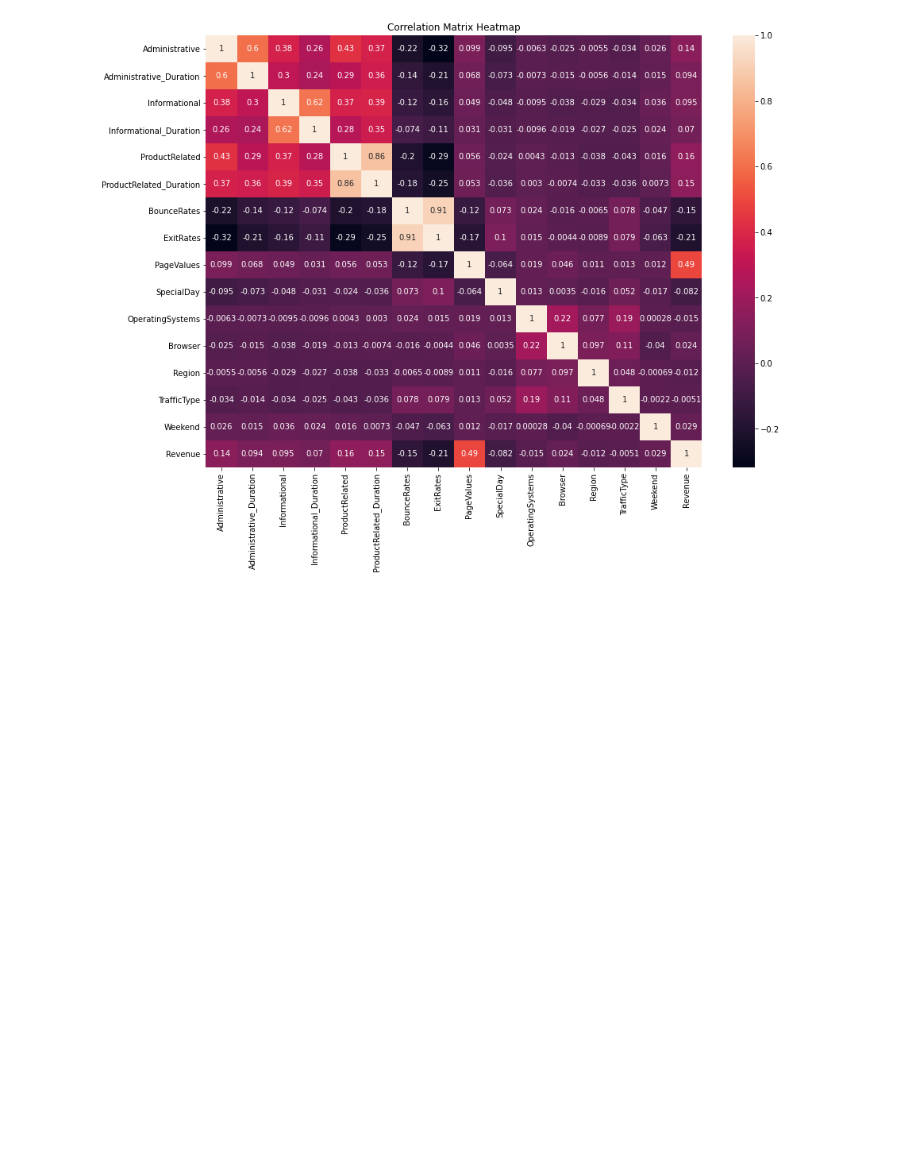
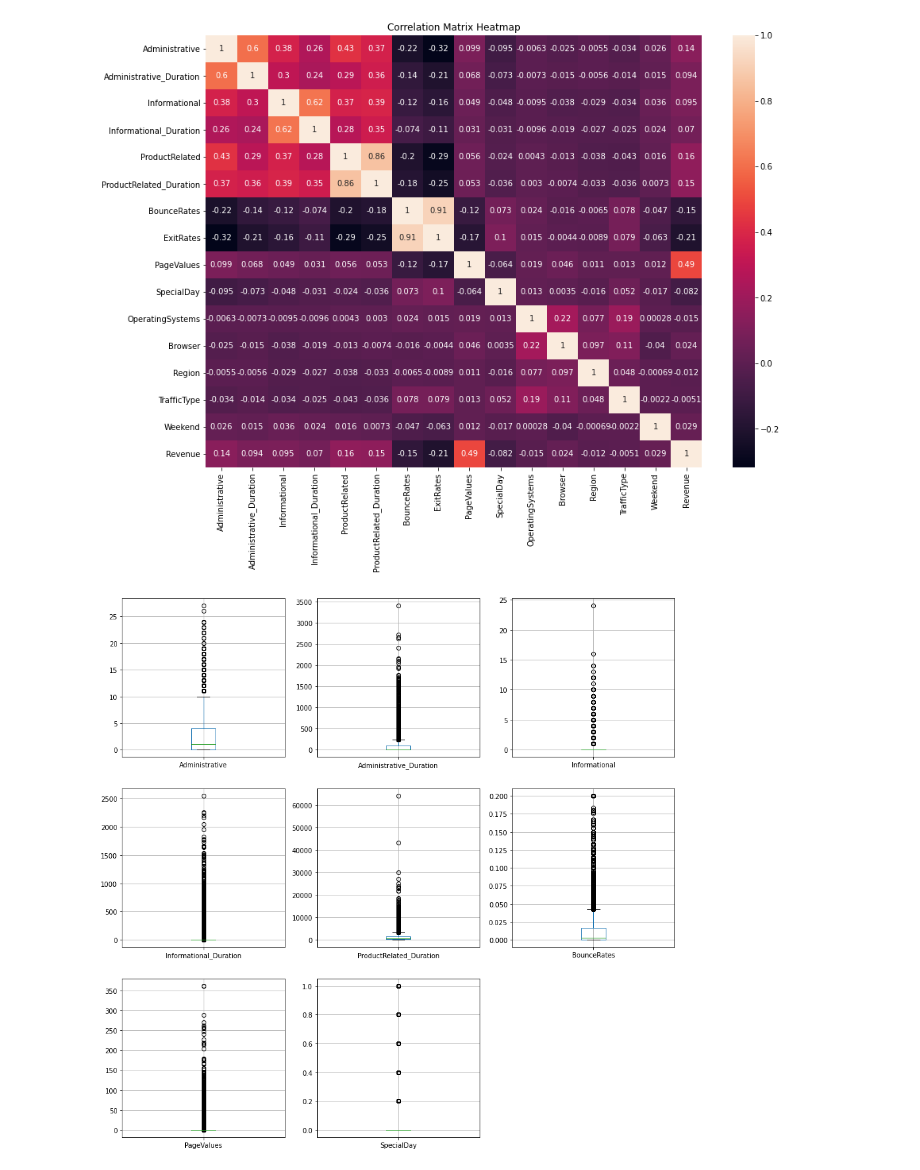
Before and after one commit to arnavhasija/ShopInsights, a Jupyter notebook: online-shopping-data-analysis.ipynb, the cells around one changed output. Drawn from its saved outputs; the diff is of its cells as text; code cells hidden in the pictures; blank space fills up the shorter version.

Commit message:
Create box plots for outlier detection

```diff
--- a/online-shopping-data-analysis.ipynb
+++ b/online-shopping-data-analysis.ipynb
@@ -112,3 +112,14 @@ plt.title('Correlation Matrix Heatmap')
 plt.show()
 # %% [output]
 [figure]
+# %%
+# box plots for detecting outliers
+plt.figure(figsize=(15,15))
+for i, col in enumerate(['Administrative', 'Administrative_Duration', 'Informational', 'Informational_Duration',
+       'ProductRelated_Duration', 'BounceRates', 'PageValues', 'SpecialDay'], start=1):
+    plt.subplot(3, 3, i)
+    df.boxplot(col,whis=1.5)
+
+plt.show()
+# %% [output]
+[figure, added]
```
